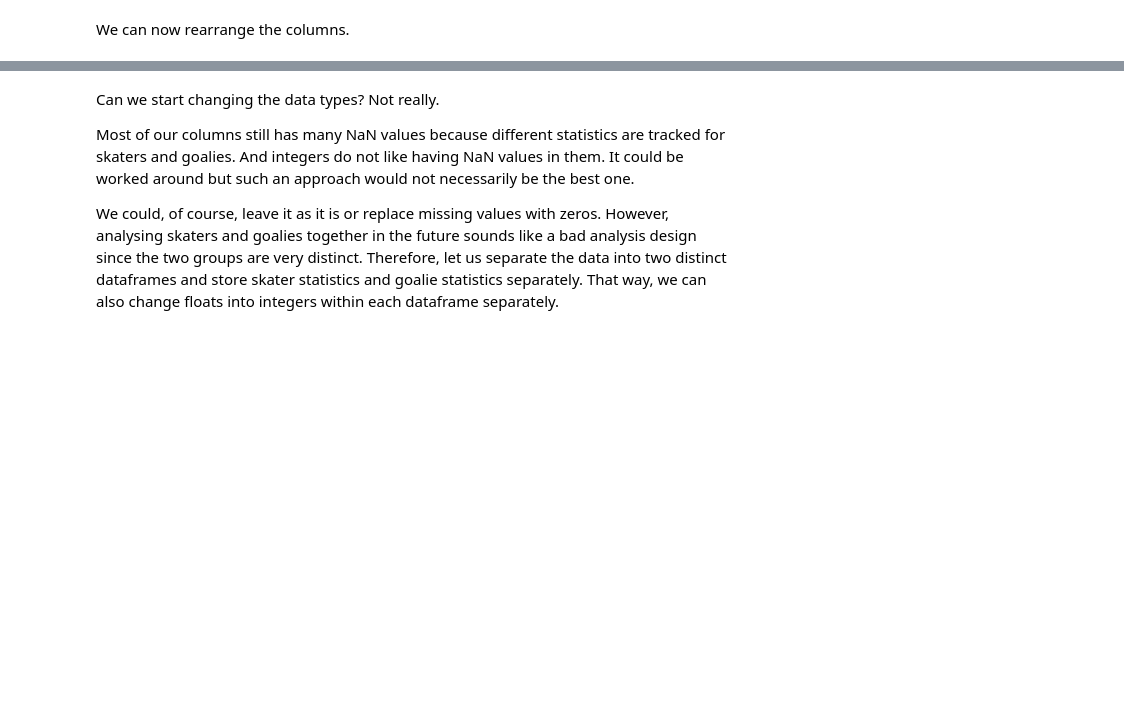
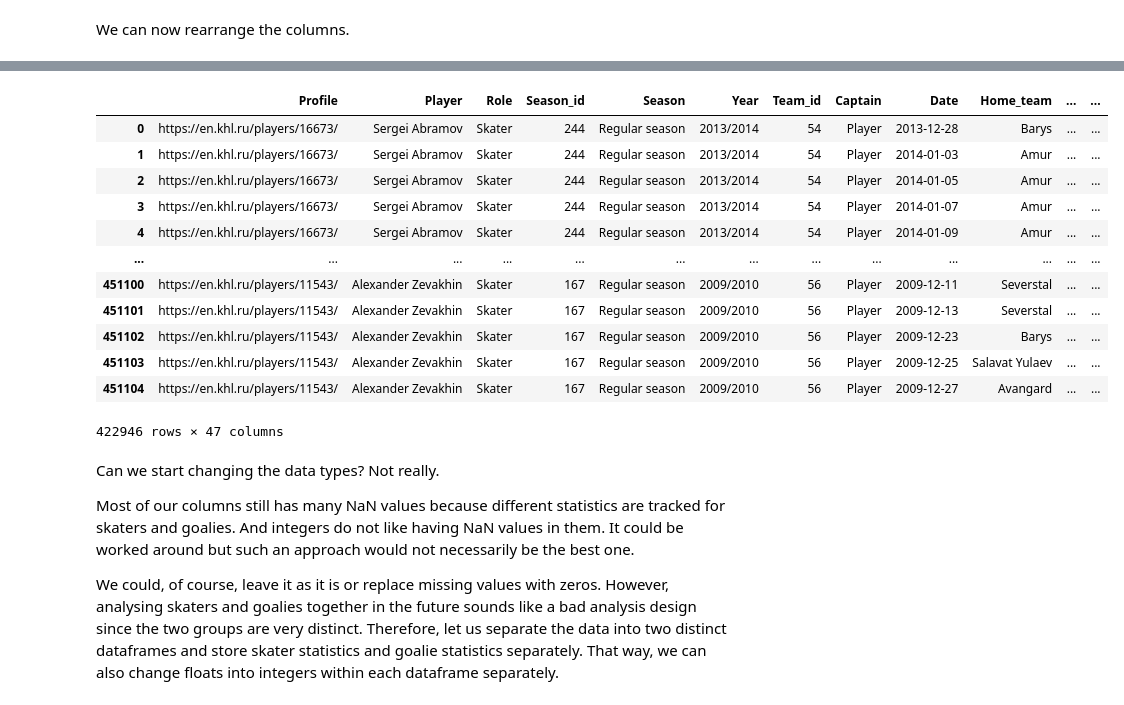
Before and after one commit to Dark-Hobbit/khl, a Jupyter notebook: stage_2/players_processing_match.ipynb, the cells around one changed output, grey strips where cells are left out. Saved outputs shown, nothing was run; the diff lists cells and outputs as text; code cells hidden in the pictures; blank space fills up the shorter version.

```diff
--- a/stage_2/players_processing_match.ipynb
+++ b/stage_2/players_processing_match.ipynb
@@ -200,2 +245,6 @@ players_match['Length'] = players_match['Length'].map(length_dict)
+# %%
+captain_dict = {' ': 'Player', 'а': 'Assistant', 'к': 'Captain', 'a': 'Assistant', 'c': 'Captain',
+                'K': 'Captain','k': 'Captain', 'К': 'Captain', 'А': 'Assistant', 'A': 'Assistant'}
+players_match['Captain'] = players_match['Captain'].map(captain_dict)
 # %% [markdown]
 We can now rearrange the columns.
@@ -202,20 +262,44 @@ We can now rearrange the columns.
 # %%
 # Dropping the columns we are no longer interested in.
 players_match.drop(['Teams', 'Score'], axis=1, inplace=True)
 
 # We will have to move the columns around quite a bit.
-columns = players_match.columns
-players_match = players_match[[col for col in columns[:2]] + ['Role', 'Year'] + [col for col in columns[2:5]] +
-                              ['Home_team', 'Away_team', 'Home_score', 'Away_score','Length'] + [col for col in columns[5:-7]]]
+columns = ['URL', 'Player name', 'Role', 'IDSeason', 'Season', 'Year', 'Team', 'Captain', 'Date', 'Home_team',
+           'Away_team', 'Home_score', 'Away_score', 'Length', '№', 'G', 'Assists', 'PTS', '+/-', '+', '-',
+           'PIM', 'ESG', 'PPG', 'SHG', 'OTG', 'GWG', 'SDS', 'SOG', '%SOG', 'FO', 'FOW', '%FO', 'TOI',
+           'TOI_seconds', 'SFT', 'HITS', 'BLS', 'FOA', 'W', 'L', 'SOP', 'GA', 'Sv', '%Sv', 'GAA', 'SO']
+players_match = players_match[columns]
 
 # The current column names are not very informative, are they?
-header = ['Profile', 'Player', 'Role', 'Year', 'Season', 'Team_id', 'Date', 'Home_team', 'Away_team', 'Home_score',
-          'Away_score', 'Length', 'Number', 'Goals', 'Assists', 'Points', 'Plus_minus', 'Plus', 'Minus',
+header = ['Profile', 'Player', 'Role', 'Season_id', 'Season', 'Year', 'Team_id', 'Captain', 'Date', 'Home_team', 'Away_team',
+          'Home_score', 'Away_score', 'Length', 'Number', 'Goals', 'Assists', 'Points', 'Plus_minus', 'Plus', 'Minus',
           'Penalties', 'Goals_even', 'Goals_powerplay', 'Goals_shorthanded', 'Goals_overtime', 'Game_winning_goals',
           'Game_winning_shootouts', 'Shots', 'Shots_percentage', 'Faceoffs', 'Faceoffs_won', 'Faceoffs_percentage',
-          'Icetime', 'Shifts', 'Hits', 'Shots_blocked', 'Penalties_against', 'Wins', 'Losses', 'Shootouts', 'Goals_against',
-          'Saves', 'Saves_percentage', 'Goals_against_average', 'Shutouts']
+          'Icetime', 'Icetime_seconds', 'Shifts', 'Hits', 'Shots_blocked', 'Penalties_against', 'Wins', 'Losses',
+          'Shootouts', 'Goals_against', 'Saves', 'Saves_percentage', 'Goals_against_average', 'Shutouts']
 players_match.columns = header
+
+# The player's number and season/team IDs are currently stored as float, let us change them into object.
+players_object = ['Season_id', 'Team_id', 'Number']
+players_match[players_object] = players_match[players_object].astype('object')
+
+# What do you think we are going to do to the 'Date' column?
+players_match['Date'] = pd.to_datetime(players_match['Date'])
+players_match
+# %% [output]
+|  | Profile | Player | Role | Season_id | Season | Year | Team_id | Captain | Date | Home_team | ... | ... |
+| 0 | https://en.khl.ru/players/16673/ | Sergei Abramov | Skater | 244 | Regular season | 2013/2014 | 54 | Player | 2013-12-28 | Barys | ... | ... |
+| 1 | https://en.khl.ru/players/16673/ | Sergei Abramov | Skater | 244 | Regular season | 2013/2014 | 54 | Player | 2014-01-03 | Amur | ... | ... |
+| 2 | https://en.khl.ru/players/16673/ | Sergei Abramov | Skater | 244 | Regular season | 2013/2014 | 54 | Player | 2014-01-05 | Amur | ... | ... |
+| 3 | https://en.khl.ru/players/16673/ | Sergei Abramov | Skater | 244 | Regular season | 2013/2014 | 54 | Player | 2014-01-07 | Amur | ... | ... |
+| 4 | https://en.khl.ru/players/16673/ | Sergei Abramov | Skater | 244 | Regular season | 2013/2014 | 54 | Player | 2014-01-09 | Amur | ... | ... |
+| ... | ... | ... | ... | ... | ... | ... | ... | ... | ... | ... | ... | ... |
+| 451100 | https://en.khl.ru/players/11543/ | Alexander Zevakhin | Skater | 167 | Regular season | 2009/2010 | 56 | Player | 2009-12-11 | Severstal | ... | ... |
+| 451101 | https://en.khl.ru/players/11543/ | Alexander Zevakhin | Skater | 167 | Regular season | 2009/2010 | 56 | Player | 2009-12-13 | Severstal | ... | ... |
+| 451102 | https://en.khl.ru/players/11543/ | Alexander Zevakhin | Skater | 167 | Regular season | 2009/2010 | 56 | Player | 2009-12-23 | Barys | ... | ... |
+| 451103 | https://en.khl.ru/players/11543/ | Alexander Zevakhin | Skater | 167 | Regular season | 2009/2010 | 56 | Player | 2009-12-25 | Salavat Yulaev | ... | ... |
+| 451104 | https://en.khl.ru/players/11543/ | Alexander Zevakhin | Skater | 167 | Regular season | 2009/2010 | 56 | Player | 2009-12-27 | Avangard | ... | ... |
+422946 rows × 47 columns
 # %% [markdown]
 Can we start changing the data types? Not really.
 
```
Also changed, not shown: parts of 23 cells of this notebook.
